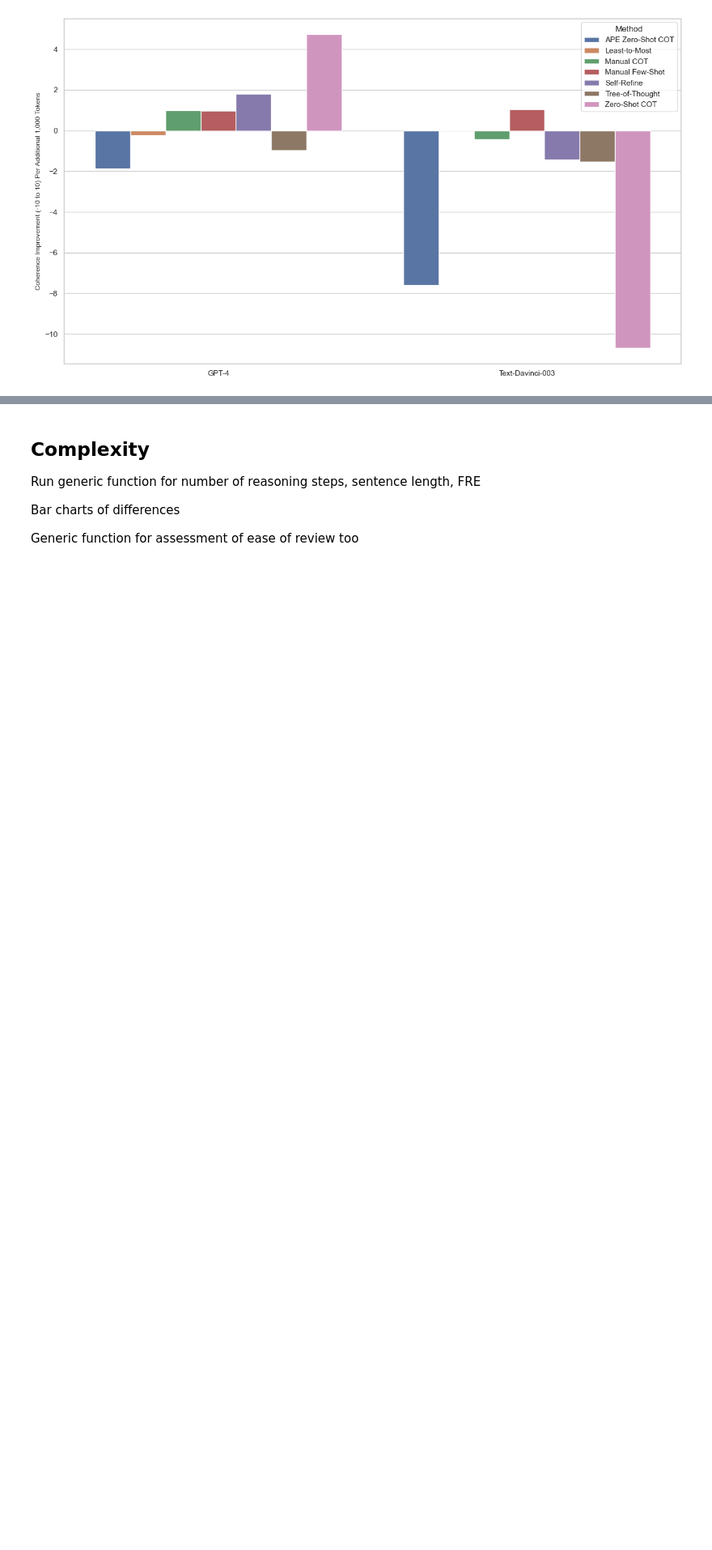
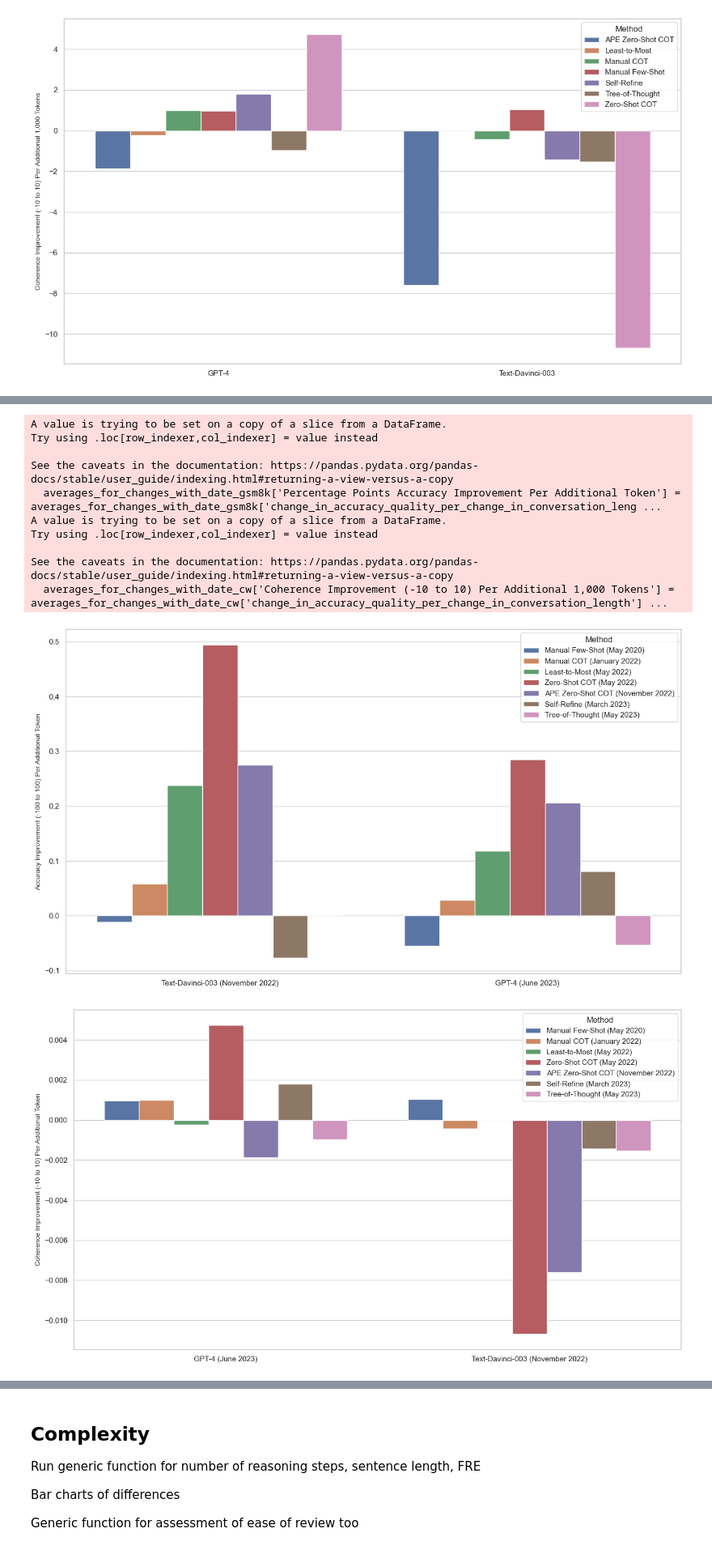
Before and after one commit to ijyliu/anlp23-project, a Jupyter notebook: Data/06 - Analyze Metrics and Conduct Inference.ipynb, the cells around one changed output, grey strips where cells are left out. Shown at 81% size. Cells and saved outputs as stored; diff of their text form; code cells hidden in the pictures; blank space fills up the shorter version.

Commit message:
info dense plots now

```diff
--- a/Data/06 - Analyze Metrics and Conduct Inference.ipynb
+++ b/Data/06 - Analyze Metrics and Conduct Inference.ipynb
@@ -581,7 +657,7 @@ plt.show()
 averages_for_changes = direct_prompting_comparison[['model', 'method', 'task', 'conversation_length', 'dp_conversation_length', 'accuracy_quality', 'dp_accuracy_quality']].groupby(['model', 'method', 'task']).agg(['mean']).reset_index()
 
 # Compute change in accuracy_quality per change in conversation_length
-# dp_accuracy_quality - accuracy_quality
+# accuracy_quality - dp_accuracy_quality
 # divided by
-# dp_conversation_length - conversation_length
-averages_for_changes['change_in_accuracy_quality_per_change_in_conversation_length'] = (averages_for_changes['dp_accuracy_quality']['mean'] - averages_for_changes['accuracy_quality']['mean']) / (averages_for_changes['dp_conversation_length']['mean'] - averages_for_changes['conversation_length']['mean'])
+# conversation_length - dp_conversation_length
+averages_for_changes['change_in_accuracy_quality_per_change_in_conversation_length'] = (averages_for_changes['accuracy_quality']['mean'] - averages_for_changes['dp_accuracy_quality']['mean']) / (averages_for_changes['conversation_length']['mean'] - averages_for_changes['dp_conversation_length']['mean'])
@@ -675,3 +785,65 @@ plt.show()
 [figure]
 [figure]
 [figure]
+# %%
+# Version sorted by ss_publication_date
+# Merge on hand_labeled_data
+# Add ss_publication_date to averages_for_changes
+#print(averages_for_changes)
+flattened_cols = [''.join(col).strip().replace('mean', '') for col in averages_for_changes.columns.values]
+averages_for_changes.columns = flattened_cols
+averages_for_changes_with_date = averages_for_changes.merge(hand_labeled_data, left_on='method', right_on='technique_name', how='left')
+# Sort by ss_publication_date
+averages_for_changes_with_date = averages_for_changes_with_date.sort_values('ss_publication_date')
+print(averages_for_changes_with_date)
+
+# Add Month and Year from the ss_publication_date column to the end of the Method column
+averages_for_changes_with_date['Method'] = averages_for_changes_with_date['Method'] + ' (' + pd.to_datetime(averages_for_changes_with_date['ss_publication_date']).dt.strftime('%B %Y') + ')'
+
+# Add Month and Year to the end of the Model column
+# If Model = 'GPT-4', '(June 2023)'
+# If Model = 'Text-Davinci-003', '(November 2022)'
+averages_for_changes_with_date['Model'] = averages_for_changes_with_date['Model'] + ' ' + averages_for_changes_with_date['Model'].apply(lambda x: '(June 2023)' if x == 'GPT-4' else '(November 2022)')
+
+#order_list = averages_for_changes_with_date[['Model', 'method']]
+hue_order = list(averages_for_changes_with_date[['Method', 'ss_publication_date']].drop_duplicates().sort_values('ss_publication_date')['Method'])
+print(hue_order)
+
+# Create averages_for_changes_with_date_gsm8k and averages_for_changes_with_date_cw
+averages_for_changes_with_date_gsm8k = averages_for_changes_with_date[averages_for_changes_with_date['task'] == 'gsm8k']
+averages_for_changes_with_date_gsm8k['Percentage Points Accuracy Improvement Per Additional Token'] = averages_for_changes_with_date_gsm8k['change_in_accuracy_quality_per_change_in_conversation_length'] * 100
+averages_for_changes_with_date_cw = averages_for_changes_with_date[averages_for_changes_with_date['task'] == 'cw']
+averages_for_changes_with_date_cw['Coherence Improvement (-10 to 10) Per Additional 1,000 Tokens'] = averages_for_changes_with_date_cw['change_in_accuracy_quality_per_change_in_conversation_length'] * 1000
+
+#print(averages_for_changes_with_date)
+
+# Plot change in accuracy_quality per change in conversation_length
+# Bar chart by model, method, task
+# GSM8k plot
+plt.figure(figsize=(16, 9))
+#sns.barplot(x='Model', y='Percentage Points Accuracy Improvement Per Additional Token', hue='Method', data=averages_for_changes_gsm8k)
+sns.barplot(x='Model', y='Percentage Points Accuracy Improvement Per Additional Token', hue='Method', hue_order=hue_order, data=averages_for_changes_with_date_gsm8k)#, order=order_list)
+#plt.xlabel('Model')
+#plt.xlabel('')
+#plt.ylabel('Change in GSM8K Accuracy per Change in Conversation Length')
+# No x axis title
+plt.gca().set_xlabel('')
+# Reduce y axis title font size
+plt.gca().set_ylabel('Accuracy Improvement (-100 to 100) Per Additional Token', fontsize=10)
+#plt.title('Change in GSM8K Accuracy per Change in Conversation Length by Model and Method')
+plt.savefig('../Output/gsm8k_change_in_accuracy_quality_per_change_in_conversation_length_sorted_by_technique_age.png')
+plt.show()
+
+# Creative writing plot
+plt.figure(figsize=(16, 9))
+sns.barplot(x='Model', y='change_in_accuracy_quality_per_change_in_conversation_length', hue='Method', hue_order=hue_order, data=averages_for_changes_with_date_cw)
+#sns.barplot(x='Model', y='change_in_accuracy_quality_per_change_in_conversation_length', hue='Method', data=averages_for_changes_cw)
+#plt.xlabel('')
+# plt.ylabel('Change in Creative Writing Coherence per Change in Conversation Length')
+#plt.title('Change in Creative Writing Coherence per Change in Conversation Length by Model and Method')
+# No x axis title
+plt.gca().set_xlabel('')
+plt.gca().set_ylabel('Coherence Improvement (-10 to 10) Per Additional Token', fontsize=10)
+plt.savefig('../Output/cw_change_in_accuracy_quality_per_change_in_conversation_length_sorted_by_technique_age.png')
+plt.show()
+# %% [output]
@@ -678,3 +867,15 @@ plt.show()
+A value is trying to be set on a copy of a slice from a DataFrame.
+Try using .loc[row_indexer,col_indexer] = value instead
+
+See the caveats in the documentation: https://pandas.pydata.org/pandas-docs/stable/user_guide/indexing.html#returning-a-view-versus-a-copy
+  averages_for_changes_with_date_gsm8k['Percentage Points Accuracy Improvement Per Additional Token'] = averages_for_changes_with_date_gsm8k['change_in_accuracy_quality_per_change_in_conversation_leng ...
+A value is trying to be set on a copy of a slice from a DataFrame.
+Try using .loc[row_indexer,col_indexer] = value instead
+
+See the caveats in the documentation: https://pandas.pydata.org/pandas-docs/stable/user_guide/indexing.html#returning-a-view-versus-a-copy
+  averages_for_changes_with_date_cw['Coherence Improvement (-10 to 10) Per Additional 1,000 Tokens'] = averages_for_changes_with_date_cw['change_in_accuracy_quality_per_change_in_conversation_length'] ...
+[figure, added]
+[figure, added]
 # %%
 # Also create a table with the change in accuracy_quality per change in conversation_length
 
```
Also changed, not shown: parts of 6 cells of this notebook, 34 other files.
